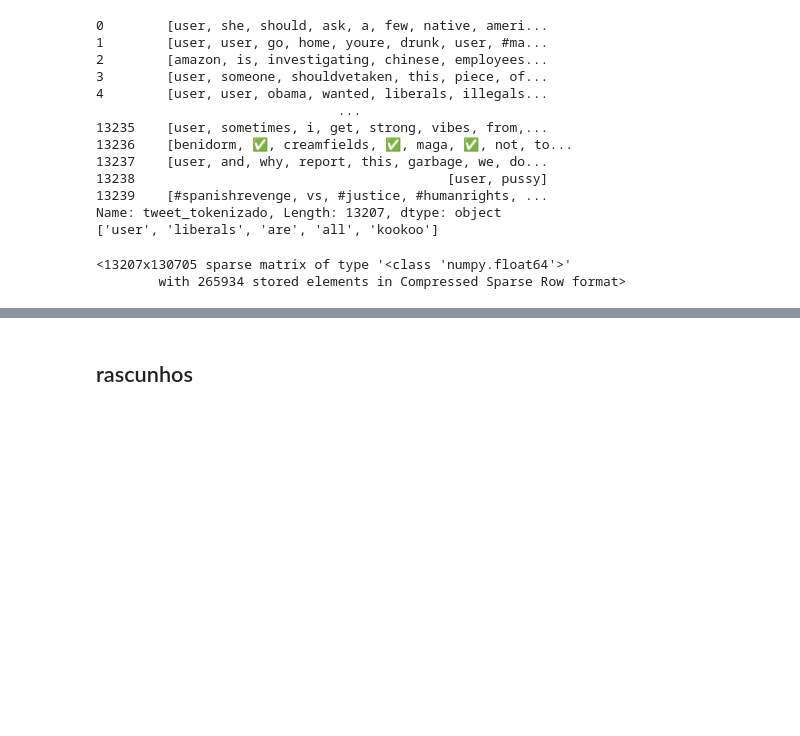
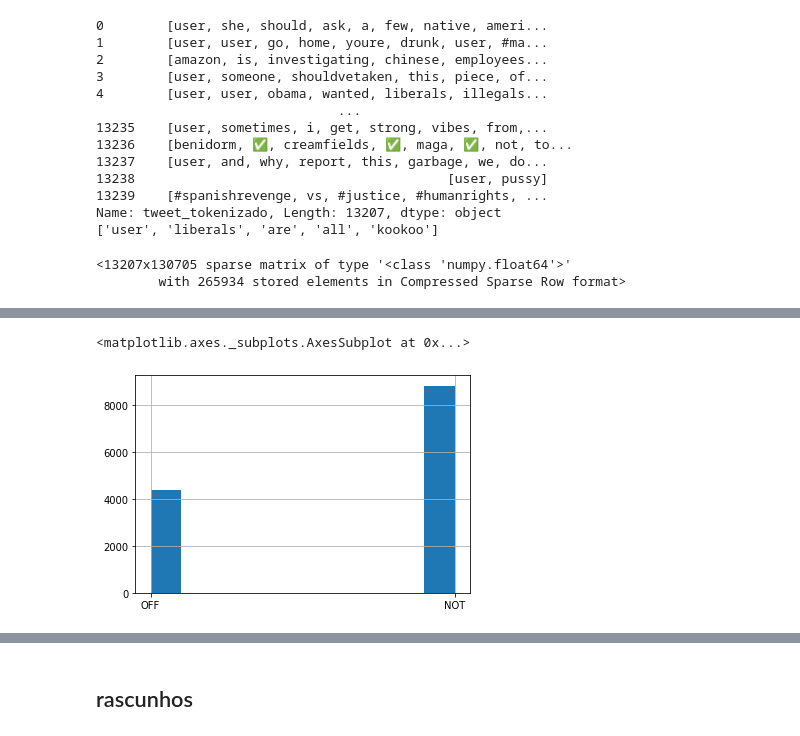
Before and after one commit to eduardodut/Mineracao_dados_textos_web, a Jupyter notebook: projeto01_equipe01.ipynb, the cells around one changed output, grey strips where cells are left out. Cells and saved outputs as stored; diff of their text form; code cells hidden in the pictures; blank space fills up the shorter version.

```diff
--- a/projeto01_equipe01.ipynb
+++ b/projeto01_equipe01.ipynb
@@ -627,0 +643,17 @@ vetorizacao_bigram
+# %%
+import pandas as pd
+#download o arquivo localizado no reposítório do projeto
+!curl --remote-name \
+    -H 'Accept: application/vnd.github.v3.raw' \
+    --location https://raw.githubusercontent.com/eduardodut/Mineracao_dados_textos_web/master/datasets/olid-training-v1.0.tsv
+
+#leitura para objeto dataframe
+tweets = pd.read_csv('/content/olid-training-v1.0.tsv', sep='\t',encoding= 'utf-8')
+
+#conversão da coluna 'id' de inteiro para string
+tweets['id'] = tweets['id'].astype('str')
+
+#visualização dos primeiros registros
+
+tweets = tweets[['subtask_c','subtask_b','subtask_a','id','tweet']]
+tweets.head()
@@ -627,0 +670,6 @@ vetorizacao_bigram
+# %%
+#verificação e remoção de duplicatas
+if tweets.duplicated(['tweet']).sum()>0:
+  tweets.drop_duplicates(subset='tweet', keep='first', inplace=True)
+
+print('TWEETS DUPLICADOS: ',tweets.duplicated(['tweet']).sum())
@@ -627,0 +721,6 @@ vetorizacao_bigram
+# %%
+tweets.subtask_a.fillna("NaN").hist()
+# tweets.subtask_a.hist()
+# %% [output]
+<matplotlib.axes._subplots.AxesSubplot at 0x...>
+[figure, added]
```
Also changed, not shown: parts of 28 cells of this notebook.
